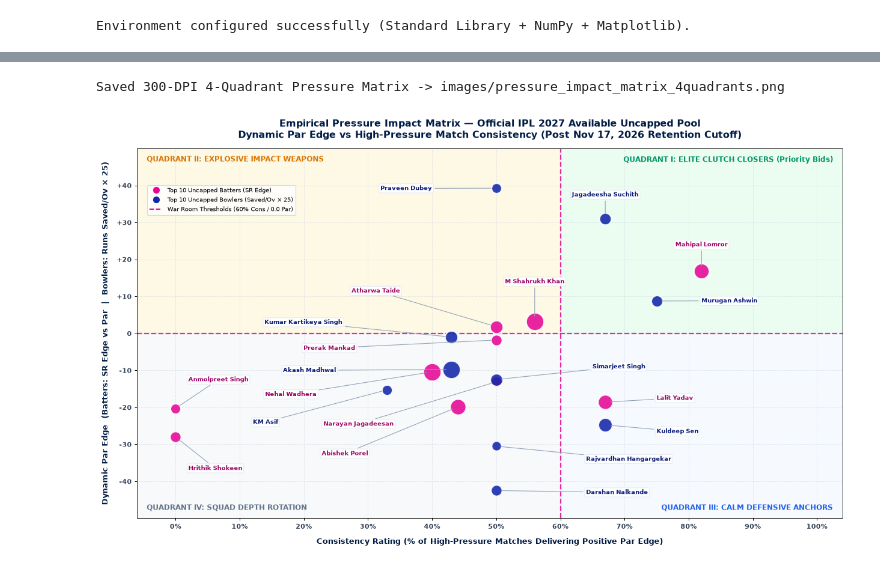
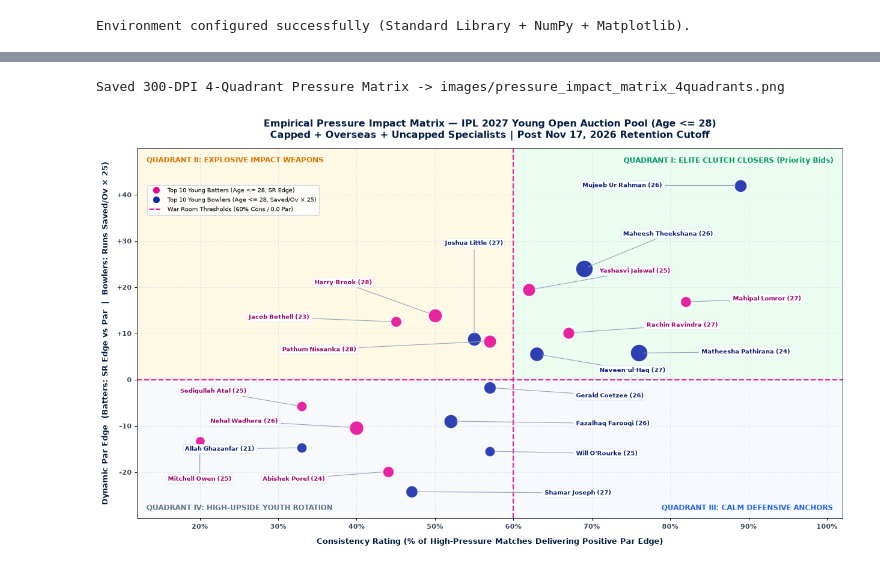
Before and after one commit to umeshraj2007/SupeRR_S2, a Jupyter notebook: SupeRR_Selector_Season2_Analysis.ipynb, the cells around one changed output, grey strips where cells are left out. Cells and saved outputs as stored; diff of their text form; code cells hidden in the pictures.

```diff
--- a/SupeRR_Selector_Season2_Analysis.ipynb
+++ b/SupeRR_Selector_Season2_Analysis.ipynb
@@ -170,70 +173,70 @@ def plot_pressure_matrix(players, out_path='images/pressure_impact_matrix_4quadr
     fig.patch.set_facecolor('#FFFFFF')
     ax.set_facecolor('#FFFFFF')
 
-    x_min, x_max, mid_x = -6, 104, 60.0
-    y_min, y_max, mid_y = -50, 50, 0.0
+    x_min, x_max, mid_x = 12, 102, 60.0
+    y_min, y_max, mid_y = -30, 50, 0.0
 
     ax.fill_between([mid_x, x_max], mid_y, y_max, color='#DCFCE7', alpha=0.55, zorder=0)
     ax.fill_between([x_min, mid_x], mid_y, y_max, color='#FEF3C7', alpha=0.45, zorder=0)
     ax.fill_between([mid_x, x_max], y_min, mid_y, color='#EFF6FF', alpha=0.55, zorder=0)
     ax.fill_between([x_min, mid_x], y_min, mid_y, color='#F1F5F9', alpha=0.55, zorder=0)
 
-    ax.text(x_max - 1.5, y_max - 2.0, 'QUADRANT I: ELITE CLUTCH CLOSERS (Priority Bids)', ha='right', va='top', fontsize=9.8, fontweight='bold', color='#059669', zorder=3)
-    ax.text(x_min + 1.5, y_max - 2.0, 'QUADRANT II: EXPLOSIVE IMPACT WEAPONS', ha='left', va='top', fontsize=9.8, fontweight='bold', color='#D97706', zorder=3)
-    ax.text(x_max - 1.5, y_min + 1.8, 'QUADRANT III: CALM DEFENSIVE ANCHORS', ha='right', va='bottom', fontsize=9.8, fontweight='bold', color='#2563EB', zorder=3)
-    ax.text(x_min + 1.5, y_min + 1.8, 'QUADRANT IV: SQUAD DEPTH ROTATION', ha='left', va='bottom', fontsize=9.8, fontweight='bold', color='#64748B', zorder=3)
+    ax.text(x_max - 1.2, y_max - 1.8, 'QUADRANT I: ELITE CLUTCH CLOSERS (Priority Bids)', ha='right', va='top', fontsize=9.8, fontweight='bold', color='#059669', zorder=3)
+    ax.text(x_min + 1.2, y_max - 1.8, 'QUADRANT II: EXPLOSIVE IMPACT WEAPONS', ha='left', va='top', fontsize=9.8, fontweight='bold', color='#D97706', zorder=3)
+    ax.text(x_max - 1.2, y_min + 1.4, 'QUADRANT III: CALM DEFENSIVE ANCHORS', ha='right', va='bottom', fontsize=9.8, fontweight='bold', color='#2563EB', zorder=3)
+    ax.text(x_min + 1.2, y_min + 1.4, 'QUADRANT IV: HIGH-UPSIDE YOUTH ROTATION', ha='left', va='bottom', fontsize=9.8, fontweight='bold', color='#64748B', zorder=3)
 
-    ax.set_xticks(np.arange(0, 101, 10))
-    ax.set_xticklabels([f'{x}%' for x in range(0, 101, 10)], fontsize=9, color='#334155', fontweight='bold')
-    ax.set_yticks(np.arange(-40, 41, 10))
-    ax.set_yticklabels([f'{y:+d}' if y != 0 else '0' for y in range(-40, 41, 10)], fontsize=9, color='#334155', fontweight='bold')
+    ax.set_xticks(np.arange(20, 101, 10))
+    ax.set_xticklabels([f'{x}%' for x in range(20, 101, 10)], fontsize=9, color='#334155', fontweight='bold')
+    ax.set_yticks(np.arange(-20, 41, 10))
+    ax.set_yticklabels([f'{y:+d}' if y != 0 else '0' for y in range(-20, 41, 10)], fontsize=9, color='#334155', fontweight='bold')
     ax.grid(True, ls='--', alpha=0.45, color='#CBD5E1', zorder=1)
     ax.axvline(mid_x, color='#E50695', ls='--', lw=1.8, alpha=0.85, zorder=2)
     ax.axhline(mid_y, color='#E50695', ls='--', lw=1.8, alpha=0.85, zorder=2)
 
     label_coords = {
-        'Mahipal Lomror': (82, 24.0, 'center'), 'Jagadeesha Suchith': (67, 37.5, 'center'),
-        'Murugan Ashwin': (82, 8.8, 'left'), 'Praveen Dubey': (40, 39.2, 'right'),
-        'M Shahrukh Khan': (56, 14.0, 'center'), 'Atharwa Taide': (35, 11.5, 'right'),
-        'Kumar Kartikeya Singh': (26, 3.0, 'right'), 'Prerak Mankad': (28, -4.0, 'right'),
-        'Akash Madhwal': (25, -10.0, 'right'), 'Nehal Wadhera': (22, -16.5, 'right'),
-        'Simarjeet Singh': (65, -9.0, 'left'), 'Narayan Jagadeesan': (34, -24.5, 'right'),
-        'KM Asif': (16, -24.0, 'right'), 'Abishek Porel': (30, -32.5, 'right'),
-        'Anmolpreet Singh': (2, -12.5, 'left'), 'Hrithik Shokeen': (2, -36.5, 'left'),
-        'Lalit Yadav': (75, -17.5, 'left'), 'Kuldeep Sen': (75, -26.5, 'left'),
-        'Rajvardhan Hangargekar': (64, -34.0, 'left'), 'Darshan Nalkande': (64, -43.0, 'left'),
+        'Mujeeb Ur Rahman': (79, 42.0, 'right'), 'Maheesh Theekshana': (74, 31.5, 'left'),
+        'Yashasvi Jaiswal': (71, 23.5, 'left'), 'Mahipal Lomror': (88, 17.5, 'left'),
+        'Rachin Ravindra': (77, 11.8, 'left'), 'Matheesha Pathirana': (84, 6.0, 'left'),
+        'Naveen-ul-Haq': (71, 2.0, 'left'), 'Harry Brook': (42, 21.0, 'right'),
+        'Jacob Bethell': (34, 13.5, 'right'), 'Joshua Little': (55, 29.5, 'center'),
+        'Pathum Nissanka': (40, 6.5, 'right'), 'Gerald Coetzee': (68, -3.5, 'left'),
+        'Sediqullah Atal': (26, -2.5, 'right'), 'Fazalhaq Farooqi': (68, -9.5, 'left'),
+        'Nehal Wadhera': (30, -9.0, 'right'), 'Mitchell Owen': (20, -21.5, 'center'),
+        'Allah Ghazanfar': (27, -15.0, 'right'), "Will O'Rourke": (68, -16.0, 'left'),
+        'Abishek Porel': (36, -21.5, 'right'), 'Shamar Joseph': (64, -24.5, 'left'),
     }
 
     for p in players:
         is_bat = (p['primary_mode'] == 'bat')
         st = p['bat'] if is_bat else p['bowl']
         x = float(st['good_pct'])
         y = float(st['sr_edge']) if is_bat else float(st['save_per_ov']) * 25.0
-        size = np.clip(st.get('p_balls', 50) * 1.9 + 140, 150, 560)
+        size = np.clip(st.get('p_balls', 100) * 0.7 + 130, 150, 560)
         ax.scatter(x, y, s=size, color='#E50695' if is_bat else '#1226AA', alpha=0.88, edgecolors='#FFFFFF', lw=1.8, zorder=5)
         lx, ly, ha = label_coords[p['name']]
-        ax.annotate(p['name'], xy=(x, y), xytext=(lx, ly), ha=ha, va='center', fontsize=8.4, fontweight='bold',
+        ax.annotate(f"{p['name']} ({p['age27']})", xy=(x, y), xytext=(lx, ly), ha=ha, va='center', fontsize=8.4, fontweight='bold',
                     color='#9D0466' if is_bat else '#0B1D78', zorder=7,
                     bbox=dict(boxstyle='round,pad=0.22', facecolor='#FFFFFF', edgecolor='#E2E8F0', lw=0.7, alpha=0.95),
                     arrowprops=dict(arrowstyle='-', color='#94A3B8', lw=0.9, shrinkA=2, shrinkB=7))
 
     ax.set_xlim(x_min, x_max); ax.set_ylim(y_min, y_max)
     ax.set_xlabel('Consistency Rating (% of High-Pressure Matches Delivering Positive Par Edge)', fontsize=10, fontweight='bold', color='#021D45', labelpad=10)
     ax.set_ylabel('Dynamic Par Edge  (Batters: SR Edge vs Par  |  Bowlers: Runs Saved/Ov × 25)', fontsize=10, fontweight='bold', color='#021D45', labelpad=10)
     legend_items = [
-        Line2D([0], [0], marker='o', color='w', markerfacecolor='#E50695', ms=10, label='Top 10 Uncapped Batters (SR Edge)'),
-        Line2D([0], [0], marker='o', color='w', markerfacecolor='#1226AA', ms=10, label='Top 10 Uncapped Bowlers (Saved/Ov × 25)'),
+        Line2D([0], [0], marker='o', color='w', markerfacecolor='#E50695', ms=10, label='Top 10 Young Batters (Age <= 28, SR Edge)'),
+        Line2D([0], [0], marker='o', color='w', markerfacecolor='#1226AA', ms=10, label='Top 10 Young Bowlers (Age <= 28, Saved/Ov × 25)'),
         Line2D([0], [0], color='#E50695', ls='--', lw=1.6, label='War Room Thresholds (60% Cons / 0.0 Par)')
     ]
     ax.legend(handles=legend_items, loc='upper left', bbox_to_anchor=(0.01, 0.91), frameon=True, facecolor='#FFFFFF', edgecolor='#CBD5E1', fontsize=8.4)
-    ax.set_title('Empirical Pressure Impact Matrix — Official IPL 2027 Available Uncapped Pool\nDynamic Par Edge vs High-Pressure Match Consistency (Post Nov 17, 2026 Retention Cutoff)', fontsize=12.5, fontweight='bold', color='#021D45', pad=14)
+    ax.set_title('Empirical Pressure Impact Matrix — IPL 2027 Young Open Auction Pool (Age <= 28)\nCapped + Overseas + Uncapped Specialists | Post Nov 17, 2026 Retention Cutoff', fontsize=12.5, fontweight='bold', color='#021D45', pad=14)
     plt.tight_layout()
     plt.savefig(out_path, dpi=300, bbox_inches='tight', facecolor='#FFFFFF')
     print(f'Saved 300-DPI 4-Quadrant Pressure Matrix -> {out_path}')
     plt.show()
 
 plot_pressure_matrix(targets)
 # %% [output]
 Saved 300-DPI 4-Quadrant Pressure Matrix -> images/pressure_impact_matrix_4quadrants.png
-[figure, old version]
+[figure, new version]
 # %%
```
Also changed, not shown: parts of 7 cells of this notebook, 47 other files.
